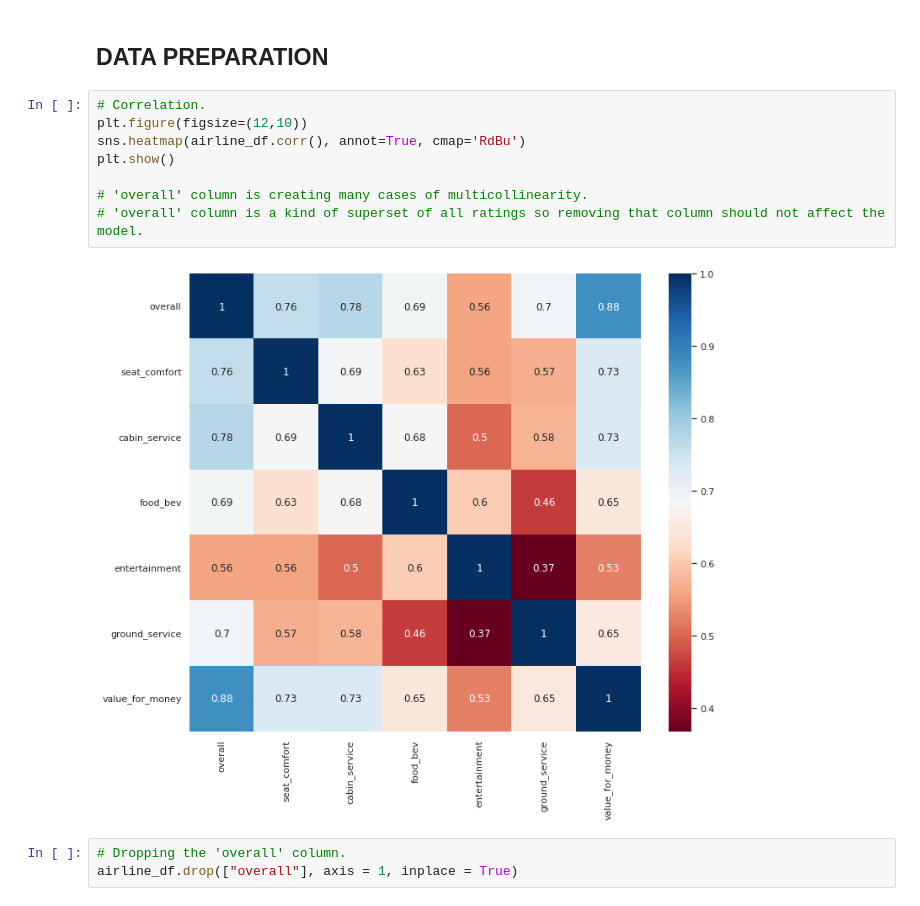
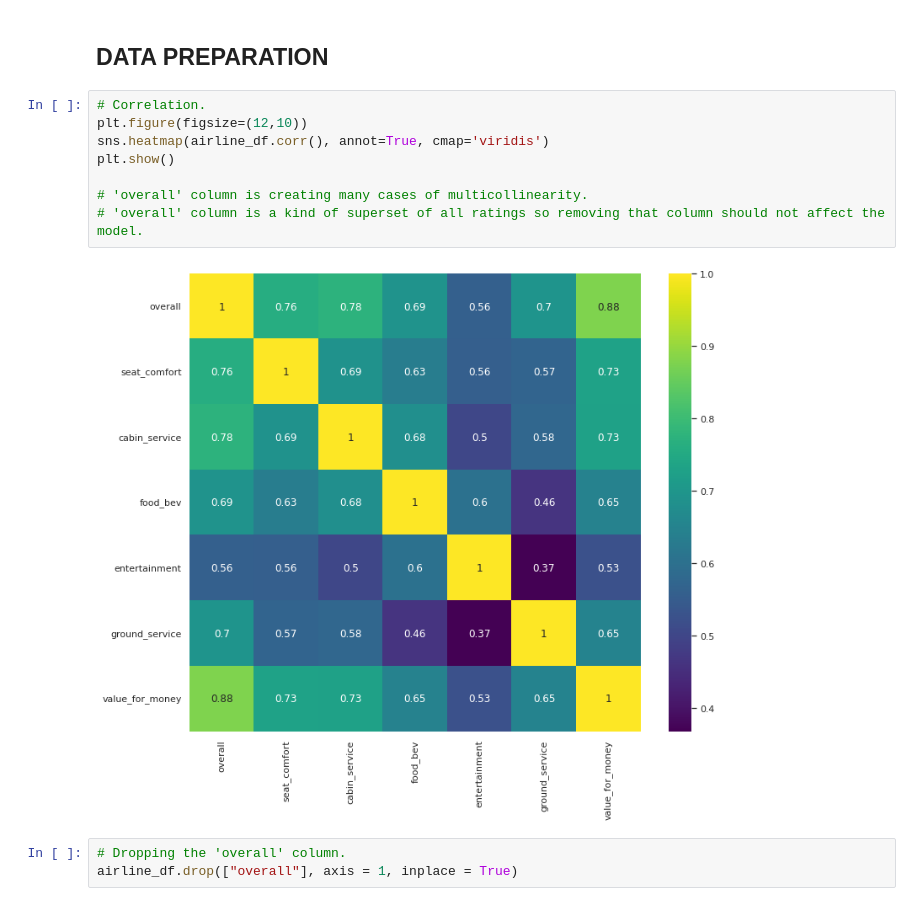
Before and after one commit to Arka1212/Airline-Passenger-Referral-Prediction, a Jupyter notebook: Airline_Passenger_Referral_Prediction.ipynb, the cells around one changed output. Cells and saved outputs as stored; diff of their text form.

```diff
--- a/Airline_Passenger_Referral_Prediction.ipynb
+++ b/Airline_Passenger_Referral_Prediction.ipynb
@@ -437,13 +437,13 @@ plt.show()
 # %%
 # Correlation.
 plt.figure(figsize=(12,10))
-sns.heatmap(airline_df.corr(), annot=True, cmap='RdBu')
+sns.heatmap(airline_df.corr(), annot=True, cmap='viridis')
 plt.show()
 
 # 'overall' column is creating many cases of multicollinearity.
 # 'overall' column is a kind of superset of all ratings so removing that column should not affect the model.
 # %% [output]
-[figure, old version]
+[figure, new version]
 # %%
 # Dropping the 'overall' column.
 airline_df.drop(["overall"], axis = 1, inplace = True)
```
Also changed, not shown: parts of 3 cells of this notebook.
